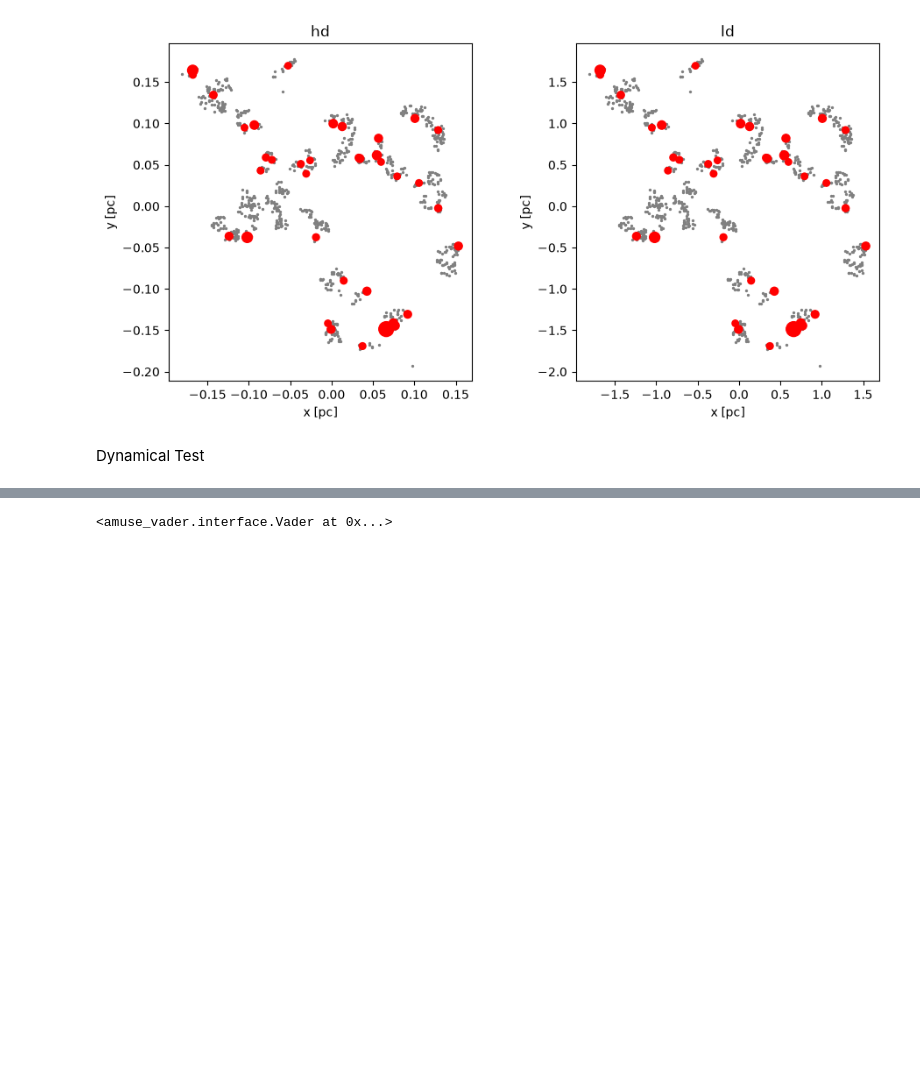
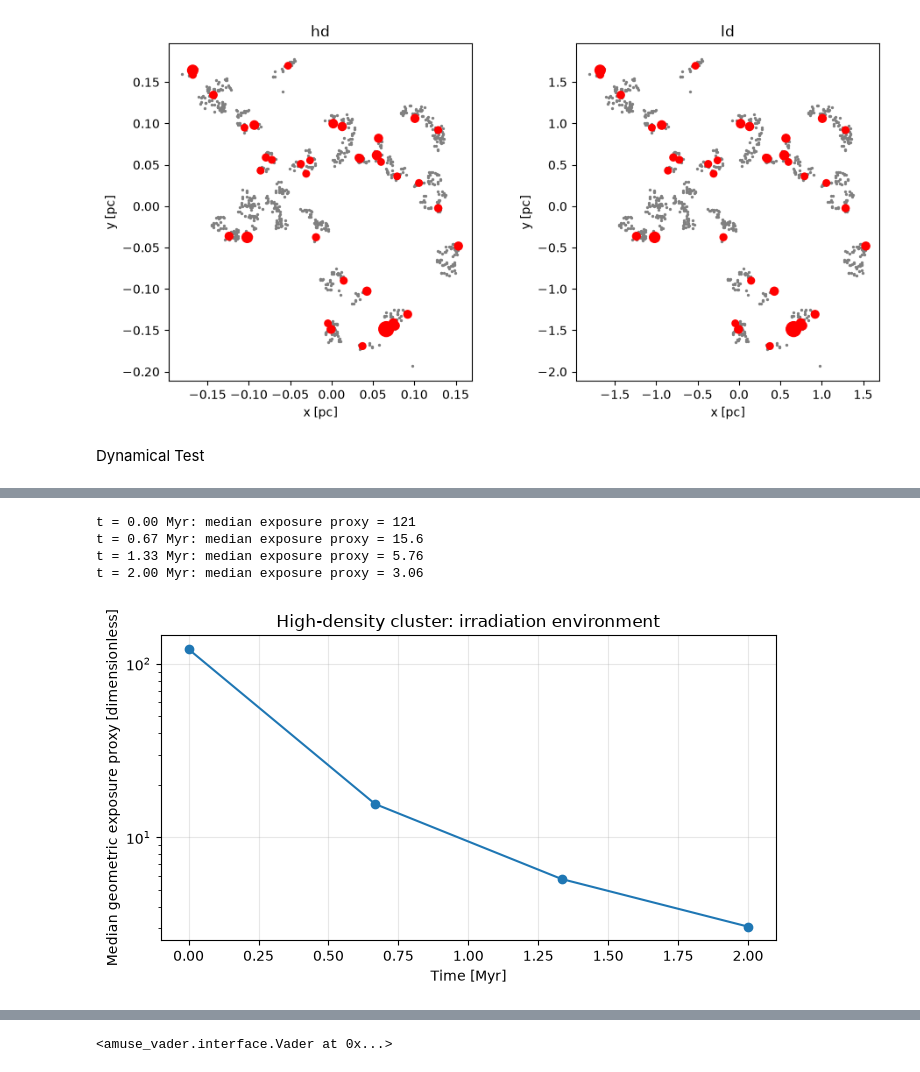
Before and after one commit to sapounas20/AMUSE_project, a Jupyter notebook: Clustering.ipynb, the cells around one changed output, grey strips where cells are left out. Saved outputs shown, nothing was run; the diff lists cells and outputs as text; code cells hidden in the pictures; blank space fills up the shorter version.

```diff
--- a/Clustering.ipynb
+++ b/Clustering.ipynb
@@ -100,3 +192,29 @@ relative error dE/E = 3.4e-03
+# %%
+# Summarize the geometric exposure proxy across disk hosts in HD snapshots.
+times_myr = []
+median_exposure = []
+
+for t, snapshot in snaps:
+    exposure = exposure_proxy(snapshot)
+    times_myr.append(t.value_in(units.Myr))
+    median_exposure.append(np.median(exposure))
+    print(f"t = {times_myr[-1]:.2f} Myr: median exposure proxy = {median_exposure[-1]:.3g}")
+
+fig, ax = plt.subplots(figsize=(7, 4))
+ax.plot(times_myr, median_exposure, "o-")
+ax.set_yscale("log")
+ax.set_xlabel("Time [Myr]")
+ax.set_ylabel("Median geometric exposure proxy [dimensionless]")
+ax.set_title("High-density cluster: irradiation environment")
+ax.grid(alpha=0.3)
+plt.tight_layout()
+plt.show()
+# %% [output]
+t = 0.00 Myr: median exposure proxy = 121
+t = 0.67 Myr: median exposure proxy = 15.6
+t = 1.33 Myr: median exposure proxy = 5.76
+t = 2.00 Myr: median exposure proxy = 3.06
+[figure, added]
 # %%
 
 
```
Also changed, not shown: parts of 10 cells of this notebook.
